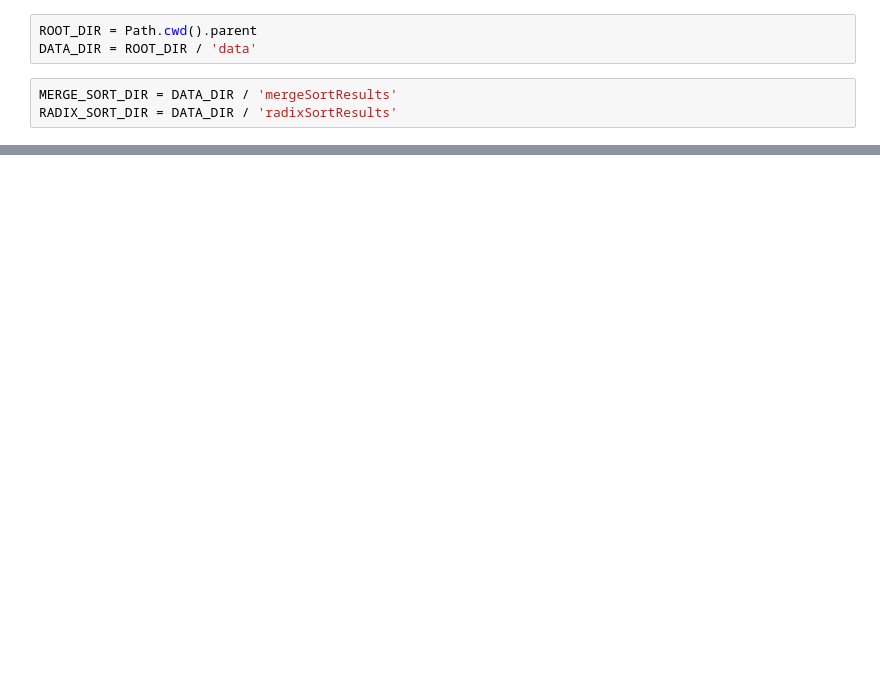
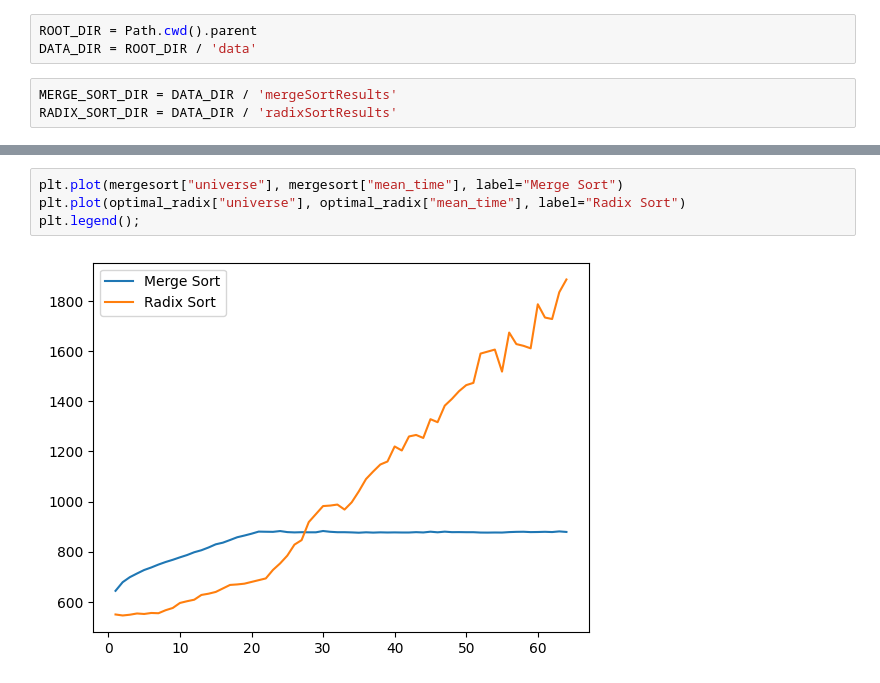
Before and after one commit to pabloskewes/diseno-y-analisis-de-algoritmos, a Jupyter notebook: tarea2/report/analisis.ipynb, the cells around one changed output, grey strips where cells are left out. Drawn from its saved outputs; the diff is of its cells as text; blank space fills up the shorter version.

```diff
--- a/tarea2/report/analisis.ipynb
+++ b/tarea2/report/analisis.ipynb
@@ -29,0 +158,6 @@ mergesort.head()
+# %%
+plt.plot(mergesort["universe"], mergesort["mean_time"], label="Merge Sort")
+plt.plot(optimal_radix["universe"], optimal_radix["mean_time"], label="Radix Sort")
+plt.legend();
+# %% [output]
+[figure, added]
```
Also changed, not shown: parts of 11 cells of this notebook, 2 other files.
